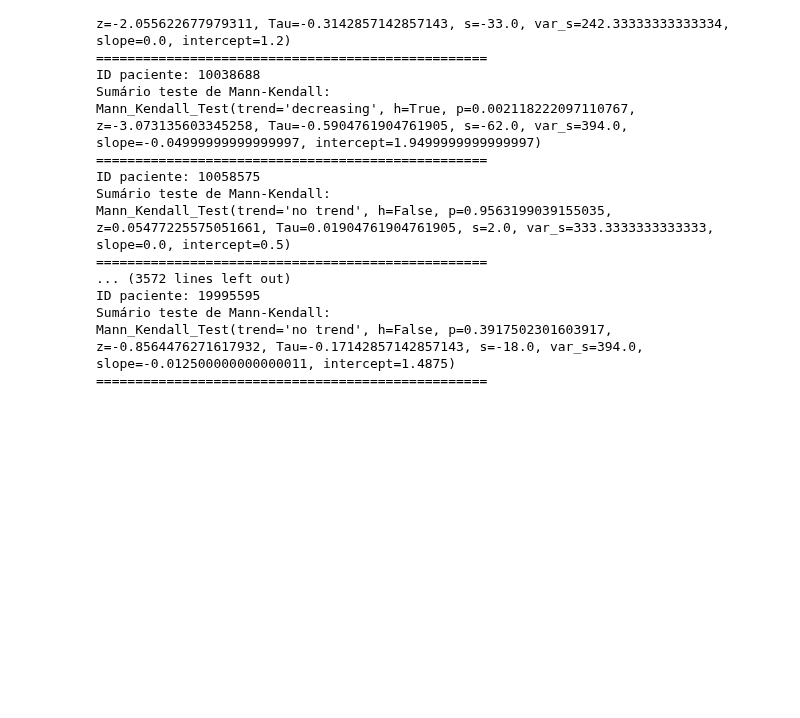
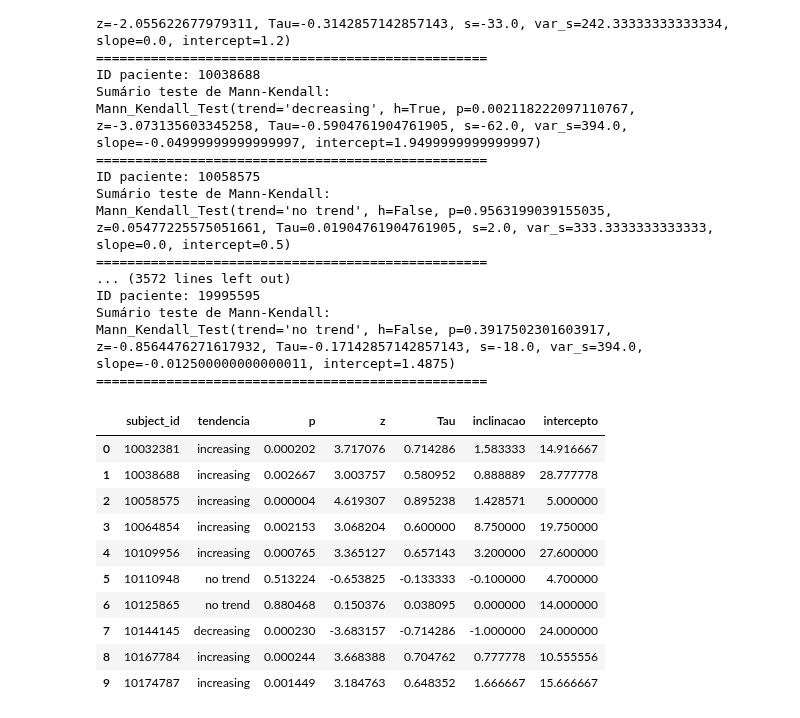
Before and after one commit to igorssant/TCC-Comparacao-de-Modelos-de-ML-nao-Supervisionados, a Jupyter notebook: src/teste_com_mann_kendall.ipynb, the cells around one changed output. Drawn from its saved outputs; the diff is of its cells as text; code cells hidden in the pictures; blank space fills up the shorter version.

Commit message:
feat: adicionando analise exploratoria para melhor percepcao dos dados originais && feat: adicionando novos testes com mann_kendall

```diff
--- a/src/teste_com_mann_kendall.ipynb
+++ b/src/teste_com_mann_kendall.ipynb
@@ -98,3 +98,48 @@ ID paciente: 19995595
 Sumário teste de Mann-Kendall:
 Mann_Kendall_Test(trend='no trend', h=False, p=0.3917502301603917, z=-0.8564476271617932, Tau=-0.17142857142857143, s=-18.0, var_s=394.0, slope=-0.012500000000000011, intercept=1.4875)
 ==================================================
+# %%
+lista_trend:list[str] = []
+lista_p:list[float] = []
+lista_z:list[float] = []
+lista_tau:list[float] = []
+lista_variacao_s:list[float] = []
+lista_slope:list[float] = []
+lista_intercept:list[float] = []
+
+df_ureia_15_dias_processed.reset_index(inplace = True)
+df_transposto = df_ureia_15_dias_processed.drop(columns = ["subject_id"], inplace = False).T
+for paciente in df_transposto.columns:
+    trend, _, p, z, tau, s, var_s, slope, intercept = mk.original_test(df_transposto[paciente])
+    lista_trend.append(trend)
+    lista_p.append(p)
+    lista_z.append(z)
+    lista_tau.append(tau)
+    lista_variacao_s.append(var_s)
+    lista_slope.append(slope)
+    lista_intercept.append(intercept)
+
+valores_novo_dataset = {
+    "subject_id"    : df_ureia_15_dias_processed["subject_id"],
+    "tendencia"     : lista_trend,
+    "p"             : lista_p,
+    "z"             : lista_z,
+    "Tau"           : lista_tau,
+    "inclinacao"    : lista_slope,
+    "intercepto"    : lista_intercept
+}
+
+df_ureia_15_dias_mann_kendall = pd.DataFrame(valores_novo_dataset)
+df_ureia_15_dias_mann_kendall.head(10)
+# %% [output]
+|  | subject_id | tendencia | p | z | Tau | inclinacao | intercepto |
+| 0 | 10032381 | increasing | 0.000202 | 3.717076 | 0.714286 | 1.583333 | 14.916667 |
+| 1 | 10038688 | increasing | 0.002667 | 3.003757 | 0.580952 | 0.888889 | 28.777778 |
+| 2 | 10058575 | increasing | 0.000004 | 4.619307 | 0.895238 | 1.428571 | 5.000000 |
+| 3 | 10064854 | increasing | 0.002153 | 3.068204 | 0.600000 | 8.750000 | 19.750000 |
+| 4 | 10109956 | increasing | 0.000765 | 3.365127 | 0.657143 | 3.200000 | 27.600000 |
+| 5 | 10110948 | no trend | 0.513224 | -0.653825 | -0.133333 | -0.100000 | 4.700000 |
+| 6 | 10125865 | no trend | 0.880468 | 0.150376 | 0.038095 | 0.000000 | 14.000000 |
+| 7 | 10144145 | decreasing | 0.000230 | -3.683157 | -0.714286 | -1.000000 | 24.000000 |
+| 8 | 10167784 | increasing | 0.000244 | 3.668388 | 0.704762 | 0.777778 | 10.555556 |
+| 9 | 10174787 | increasing | 0.001449 | 3.184763 | 0.648352 | 1.666667 | 15.666667 |
```
Also changed, not shown: parts of 1 cell of this notebook.
